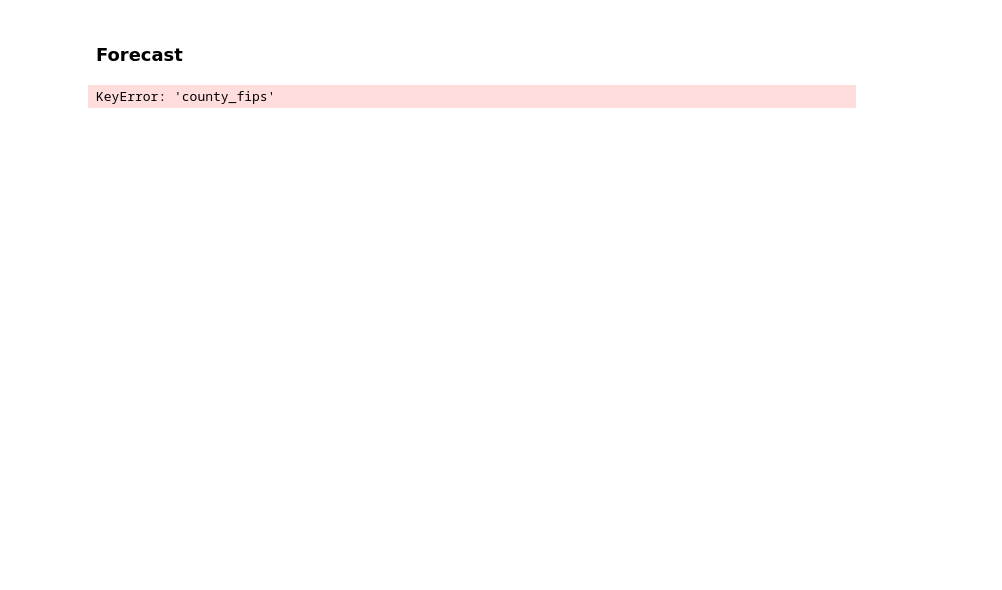
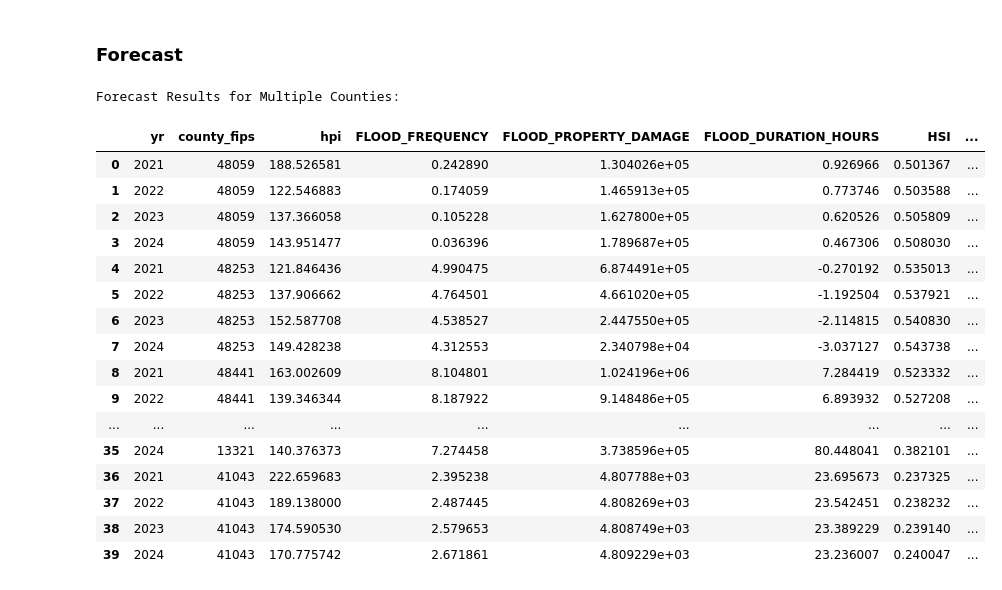
Before and after one commit to Ramil-cyber/Capstone_Citizensbank_climate-risk_insurance-exposure_monitoring, a Jupyter notebook: 03_code/data_exploration/lstm_arima_v1.ipynb, the cells around one changed output. Saved outputs shown, nothing was run; the diff lists cells and outputs as text; code cells hidden in the pictures; blank space fills up the shorter version.

```diff
--- a/03_code/data_exploration/lstm_arima_v1.ipynb
+++ b/03_code/data_exploration/lstm_arima_v1.ipynb
@@ -46,7 +46,7 @@ def try_arima_or_hw(series, steps):
     series = pd.Series(series).astype(float)
 
     try:
-        model = ARIMA(series, order=(1, 1, 1)).fit()
+        model = ARIMA(series, order=(1, 1, 1)).fit(method="powell", maxiter=1000)
         fc = model.forecast(steps)
         return np.array(fc)
     except:
@@ -284,7 +284,7 @@ def forecast(model, base_exog_df, no_of_years, static_variables_dict=None):
     # STEP 3: Scale target separately (fit on actual HPI history)
     # -------------------------------------------
     target_scaler = MinMaxScaler()
-    target_series = base_exog_df["HPI_YoY"].values.reshape(-1, 1)
+    target_series = base_exog_df[TARGET].values.reshape(-1, 1)
     target_scaler.fit(target_series)
 
     # Initialize the window from the end of training
@@ -397,7 +395,7 @@ def forecast_county(df_county):
         {
             "yr": years,
             "county_fips": df_county["county_fips"].iloc[0],
-            "HPI_YoY": future_hpi.flatten(),
+            TARGET: future_hpi.flatten(),
         }
     )
 
@@ -406,13 +404,30 @@ def forecast_county(df_county):
 # %%
 all_results = []
 
-for fips in climate_hpi["county_fips"].unique():  # [0:10]:
+for fips in climate_hpi["county_fips"].unique()[0:10]:
     df_county = climate_hpi[climate_hpi["county_fips"] == fips].sort_values("yr")
     res = forecast_county(df_county)
     all_results.append(res)
 
 all_results = pd.concat(all_results, ignore_index=True)
 print("\nForecast Results for Multiple Counties:\n")
 all_results
 # %% [output]
-KeyError: 'county_fips'
+Forecast Results for Multiple Counties:
+|  | yr | county_fips | hpi | FLOOD_FREQUENCY | FLOOD_PROPERTY_DAMAGE | FLOOD_DURATION_HOURS | HSI | ... |
+| 0 | 2021 | 48059 | 188.526581 | 0.242890 | 1.304026e+05 | 0.926966 | 0.501367 | ... |
+| 1 | 2022 | 48059 | 122.546883 | 0.174059 | 1.465913e+05 | 0.773746 | 0.503588 | ... |
+| 2 | 2023 | 48059 | 137.366058 | 0.105228 | 1.627800e+05 | 0.620526 | 0.505809 | ... |
+| 3 | 2024 | 48059 | 143.951477 | 0.036396 | 1.789687e+05 | 0.467306 | 0.508030 | ... |
+| 4 | 2021 | 48253 | 121.846436 | 4.990475 | 6.874491e+05 | -0.270192 | 0.535013 | ... |
+| 5 | 2022 | 48253 | 137.906662 | 4.764501 | 4.661020e+05 | -1.192504 | 0.537921 | ... |
+| 6 | 2023 | 48253 | 152.587708 | 4.538527 | 2.447550e+05 | -2.114815 | 0.540830 | ... |
+| 7 | 2024 | 48253 | 149.428238 | 4.312553 | 2.340798e+04 | -3.037127 | 0.543738 | ... |
+| 8 | 2021 | 48441 | 163.002609 | 8.104801 | 1.024196e+06 | 7.284419 | 0.523332 | ... |
+| 9 | 2022 | 48441 | 139.346344 | 8.187922 | 9.148486e+05 | 6.893932 | 0.527208 | ... |
+| ... | ... | ... | ... | ... | ... | ... | ... | ... |
+| 35 | 2024 | 13321 | 140.376373 | 7.274458 | 3.738596e+05 | 80.448041 | 0.382101 | ... |
+| 36 | 2021 | 41043 | 222.659683 | 2.395238 | 4.807788e+03 | 23.695673 | 0.237325 | ... |
+| 37 | 2022 | 41043 | 189.138000 | 2.487445 | 4.808269e+03 | 23.542451 | 0.238232 | ... |
+| 38 | 2023 | 41043 | 174.590530 | 2.579653 | 4.808749e+03 | 23.389229 | 0.239140 | ... |
+| 39 | 2024 | 41043 | 170.775742 | 2.671861 | 4.809229e+03 | 23.236007 | 0.240047 | ... |
```
Also changed, not shown: parts of 8 cells of this notebook, 2 other files.
